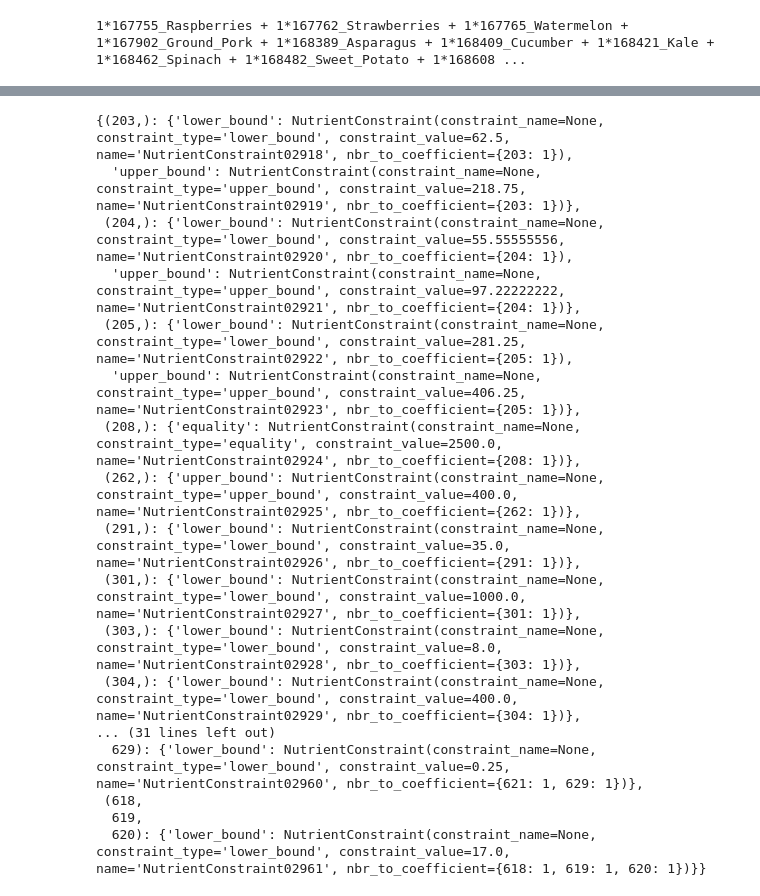
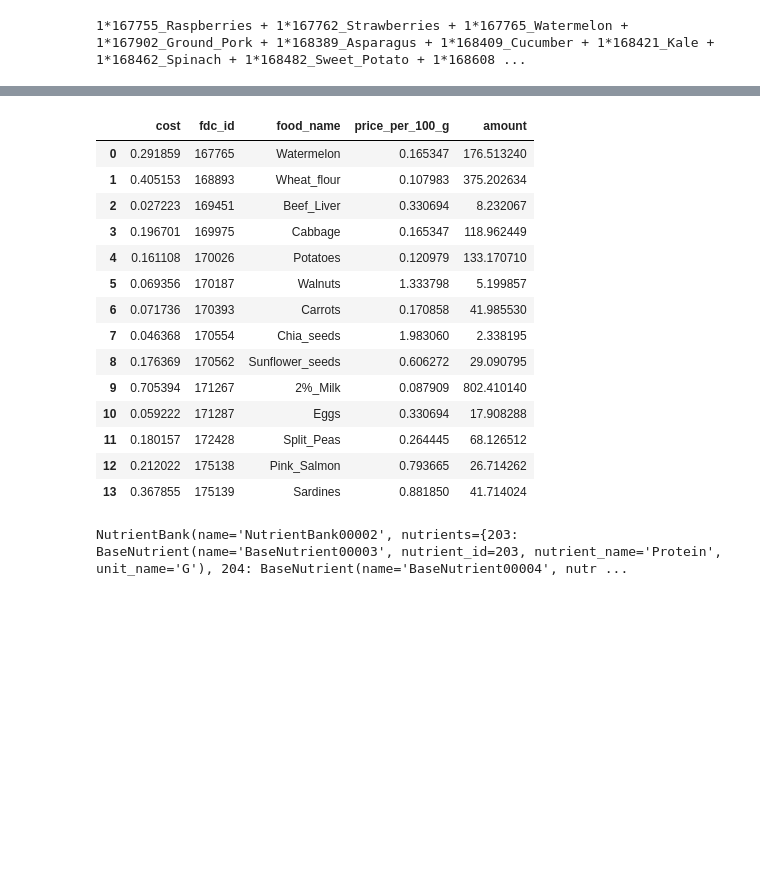
Before and after one commit to evanglas/food-analysis, a Jupyter notebook: app/pft_test.ipynb, the cells around one changed output, grey strips where cells are left out. Drawn from its saved outputs; the diff is of its cells as text; code cells hidden in the pictures; blank space fills up the shorter version.

```diff
--- a/app/pft_test.ipynb
+++ b/app/pft_test.ipynb
@@ -76,23 +28,27 @@ fo.get_optimal_values()
-# %%
-fo.constraints.nutrient_constraints
-# %% [output]
-{(203,): {'lower_bound': NutrientConstraint(constraint_name=None, constraint_type='lower_bound', constraint_value=62.5, name='NutrientConstraint02918', nbr_to_coefficient={203: 1}),
-  'upper_bound': NutrientConstraint(constraint_name=None, constraint_type='upper_bound', constraint_value=218.75, name='NutrientConstraint02919', nbr_to_coefficient={203: 1})},
- (204,): {'lower_bound': NutrientConstraint(constraint_name=None, constraint_type='lower_bound', constraint_value=55.55555556, name='NutrientConstraint02920', nbr_to_coefficient={204: 1}),
-  'upper_bound': NutrientConstraint(constraint_name=None, constraint_type='upper_bound', constraint_value=97.22222222, name='NutrientConstraint02921', nbr_to_coefficient={204: 1})},
- (205,): {'lower_bound': NutrientConstraint(constraint_name=None, constraint_type='lower_bound', constraint_value=281.25, name='NutrientConstraint02922', nbr_to_coefficient={205: 1}),
-  'upper_bound': NutrientConstraint(constraint_name=None, constraint_type='upper_bound', constraint_value=406.25, name='NutrientConstraint02923', nbr_to_coefficient={205: 1})},
- (208,): {'equality': NutrientConstraint(constraint_name=None, constraint_type='equality', constraint_value=2500.0, name='NutrientConstraint02924', nbr_to_coefficient={208: 1})},
- (262,): {'upper_bound': NutrientConstraint(constraint_name=None, constraint_type='upper_bound', constraint_value=400.0, name='NutrientConstraint02925', nbr_to_coefficient={262: 1})},
- (291,): {'lower_bound': NutrientConstraint(constraint_name=None, constraint_type='lower_bound', constraint_value=35.0, name='NutrientConstraint02926', nbr_to_coefficient={291: 1})},
- (301,): {'lower_bound': NutrientConstraint(constraint_name=None, constraint_type='lower_bound', constraint_value=1000.0, name='NutrientConstraint02927', nbr_to_coefficient={301: 1})},
- (303,): {'lower_bound': NutrientConstraint(constraint_name=None, constraint_type='lower_bound', constraint_value=8.0, name='NutrientConstraint02928', nbr_to_coefficient={303: 1})},
- (304,): {'lower_bound': NutrientConstraint(constraint_name=None, constraint_type='lower_bound', constraint_value=400.0, name='NutrientConstraint02929', nbr_to_coefficient={304: 1})},
-... (31 lines left out)
-  629): {'lower_bound': NutrientConstraint(constraint_name=None, constraint_type='lower_bound', constraint_value=0.25, name='NutrientConstraint02960', nbr_to_coefficient={621: 1, 629: 1})},
- (618,
-  619,
-  620): {'lower_bound': NutrientConstraint(constraint_name=None, constraint_type='lower_bound', constraint_value=17.0, name='NutrientConstraint02961', nbr_to_coefficient={618: 1, 619: 1, 620: 1})}}
+# %%
+df = fo.get_optimal_foods()
+# %%
+df
+# %% [output]
+|  | cost | fdc_id | food_name | price_per_100_g | amount |
+| 0 | 0.291859 | 167765 | Watermelon | 0.165347 | 176.513240 |
+| 1 | 0.405153 | 168893 | Wheat_flour | 0.107983 | 375.202634 |
+| 2 | 0.027223 | 169451 | Beef_Liver | 0.330694 | 8.232067 |
+| 3 | 0.196701 | 169975 | Cabbage | 0.165347 | 118.962449 |
+| 4 | 0.161108 | 170026 | Potatoes | 0.120979 | 133.170710 |
+| 5 | 0.069356 | 170187 | Walnuts | 1.333798 | 5.199857 |
+| 6 | 0.071736 | 170393 | Carrots | 0.170858 | 41.985530 |
+| 7 | 0.046368 | 170554 | Chia_seeds | 1.983060 | 2.338195 |
+| 8 | 0.176369 | 170562 | Sunflower_seeds | 0.606272 | 29.090795 |
+| 9 | 0.705394 | 171267 | 2%_Milk | 0.087909 | 802.410140 |
+| 10 | 0.059222 | 171287 | Eggs | 0.330694 | 17.908288 |
+| 11 | 0.180157 | 172428 | Split_Peas | 0.264445 | 68.126512 |
+| 12 | 0.212022 | 175138 | Pink_Salmon | 0.793665 | 26.714262 |
+| 13 | 0.367855 | 175139 | Sardines | 0.881850 | 41.714024 |
+# %%
+nb
+# %% [output]
+NutrientBank(name='NutrientBank00002', nutrients={203: BaseNutrient(name='BaseNutrient00003', nutrient_id=203, nutrient_name='Protein', unit_name='G'), 204: BaseNutrient(name='BaseNutrient00004', nutr ...
 # %%
 fo.get_shadow_prices()
 # %% [output]
```
Also changed, not shown: parts of 5 cells of this notebook, 4 other files.
